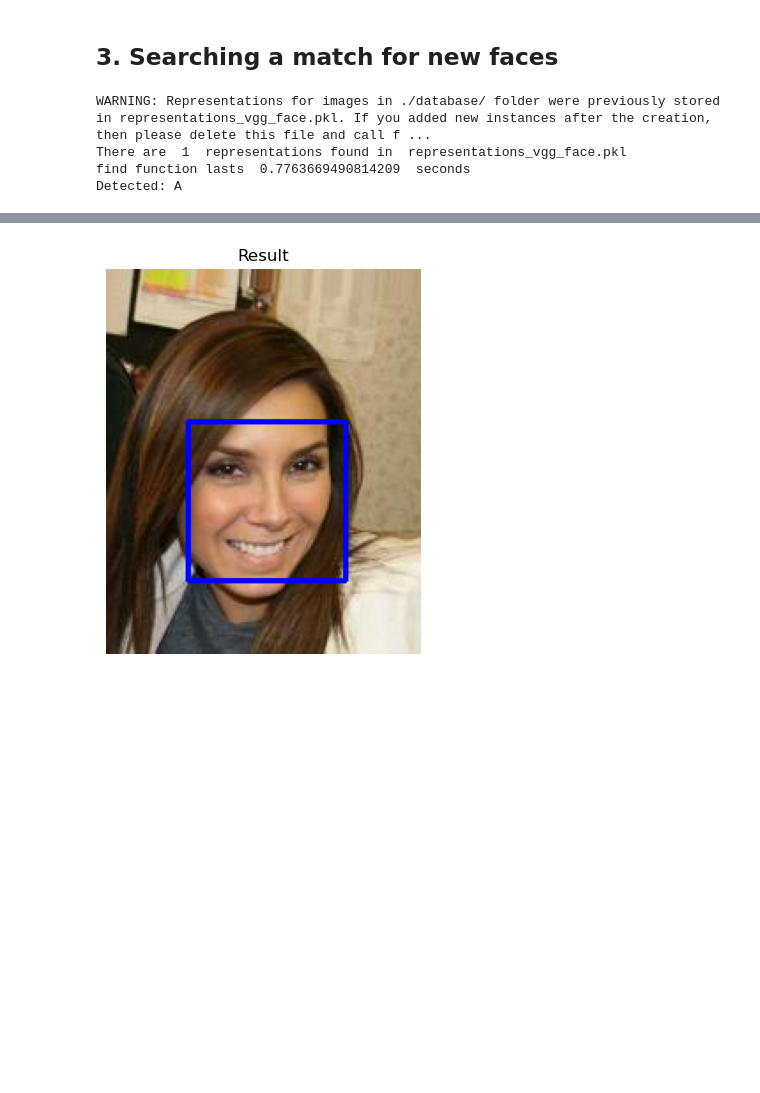
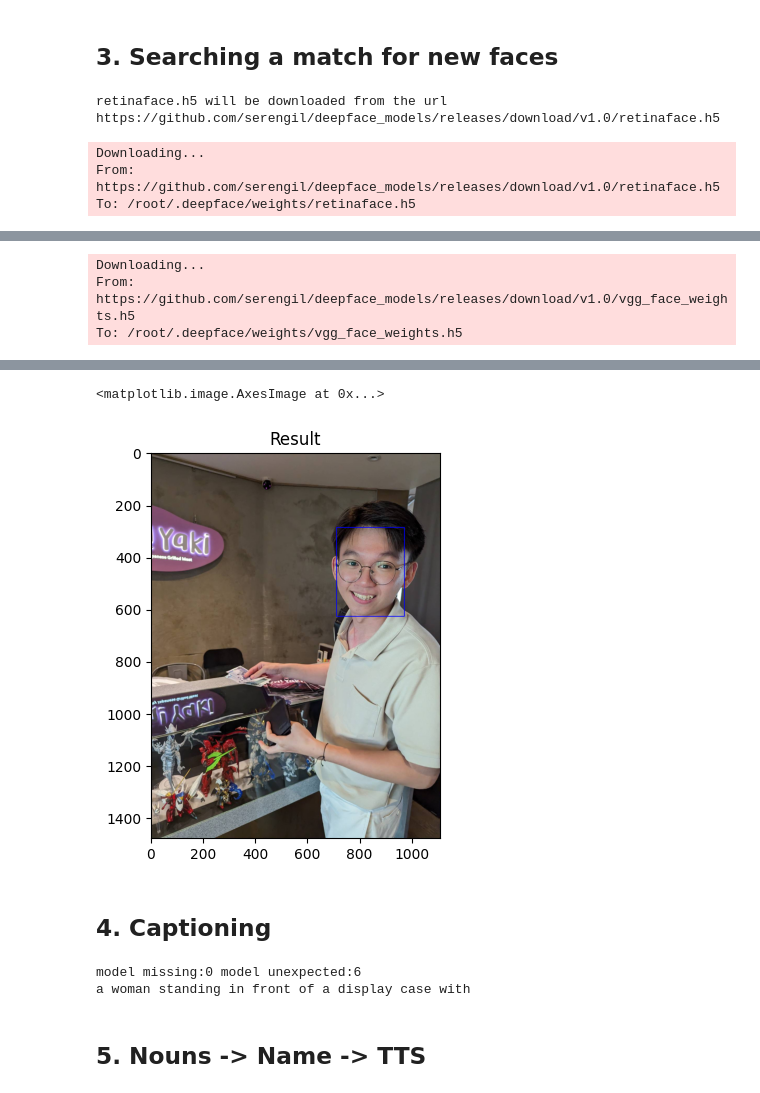
Before and after one commit to kentselwyn/Image-Captioning, a Jupyter notebook: main.ipynb, the cells around one changed output, grey strips where cells are left out. Cells and saved outputs as stored; diff of their text form; code cells hidden in the pictures; blank space fills up the shorter version.

```diff
--- a/main.ipynb
+++ b/main.ipynb
@@ -29,7 +73,7 @@ face_recognition = FaceRecognition(**config.face_recognition)
 ## 1. Obtaining face images with labels
 # %%
 # 1. Get image (possibly with no or multiple faces)
-im = cv2.imread('./CelebA/000001.jpg')
+im = cv2.imread('/content/drive/Shareddrives/FP/FP/Captioning/images/kuo3.jpg')
 
 # 2. Detect faces
 detected = face_recognition.get_faces(im)
@@ -51,21 +93,22 @@ for individual, label in zip(detected, labels):
 ## 3. Searching a match for new faces
 # %%
 # 1. Get query image (possibly with no or multiple faces)
-query = cv2.imread('./CelebA/140935.jpg').astype('uint8')
+query = cv2.imread('/content/drive/Shareddrives/FP/FP/Captioning/images/0003.jpg').astype('uint8')
 
 # 2. Find matches for each face
 detected = face_recognition.find_faces(query, face_database)
 
 # 3. Show matches
 query = cv2.cvtColor(query, cv2.COLOR_BGR2RGB)
+labels = []
 for label, bounding_box in detected:
     x, y, w, h = bounding_box
     cv2.rectangle(query, (x, y), (x+w, y+h), (0,0,255), 2)
-    print(f'Detected: {label}')
-
-plt.figure(1, [5, 5]); plt.title('Result'); plt.imshow(query); plt.axis('off');
+    print(f'Detected: {label} (at position ({x}, {y}))')
+    labels.append(label)
+plt.figure(1, [5, 5]); plt.title('Result'); plt.imshow(query)
 # %% [output]
-WARNING: Representations for images in ./database/ folder were previously stored in representations_vgg_face.pkl. If you added new instances after the creation, then please delete this file and call f ...
-There are  1  representations found in  representations_vgg_face.pkl
-find function lasts  0.7763669490814209  seconds
-Detected: A
+retinaface.h5 will be downloaded from the url https://github.com/serengil/deepface_models/releases/download/v1.0/retinaface.h5
+Downloading...
+From: https://github.com/serengil/deepface_models/releases/download/v1.0/retinaface.h5
+To: /root/.deepface/weights/retinaface.h5
@@ -71,0 +118,3 @@ Detected: A
+Downloading...
+From: https://github.com/serengil/deepface_models/releases/download/v1.0/vgg_face_weights.h5
+To: /root/.deepface/weights/vgg_face_weights.h5
@@ -72 +123,16 @@ Detected: A
+<matplotlib.image.AxesImage at 0x...>
-[figure, old version]
+[figure, new version]
+# %% [markdown]
+## 4. Captioning
+# %%
+!python grit/inference_caption.py \
+        +img_path='/content/drive/Shareddrives/FP/FP/Captioning/images/0003.jpg' \
+        +vocab_path='/content/drive/Shareddrives/FP/FP/Captioning/grit/data/vocab.json' \
+        exp.checkpoint='/content/drive/Shareddrives/FP/FP/Captioning/grit/grit_checkpoint_4ds.pth'
+
+
+#img = Image.open('/content/drive/Shareddrives/FP/FP/Captioning/images/0001.jpg').convert('RGB')
+#img
+# %% [output]
+model missing:0 model unexpected:6
+a woman standing in front of a display case with
@@ -72,0 +144,2 @@ Detected: A
+# %% [markdown]
+## 5. Nouns -> Name -> TTS
```
Also changed, not shown: parts of 19 cells of this notebook, 24 other files.
